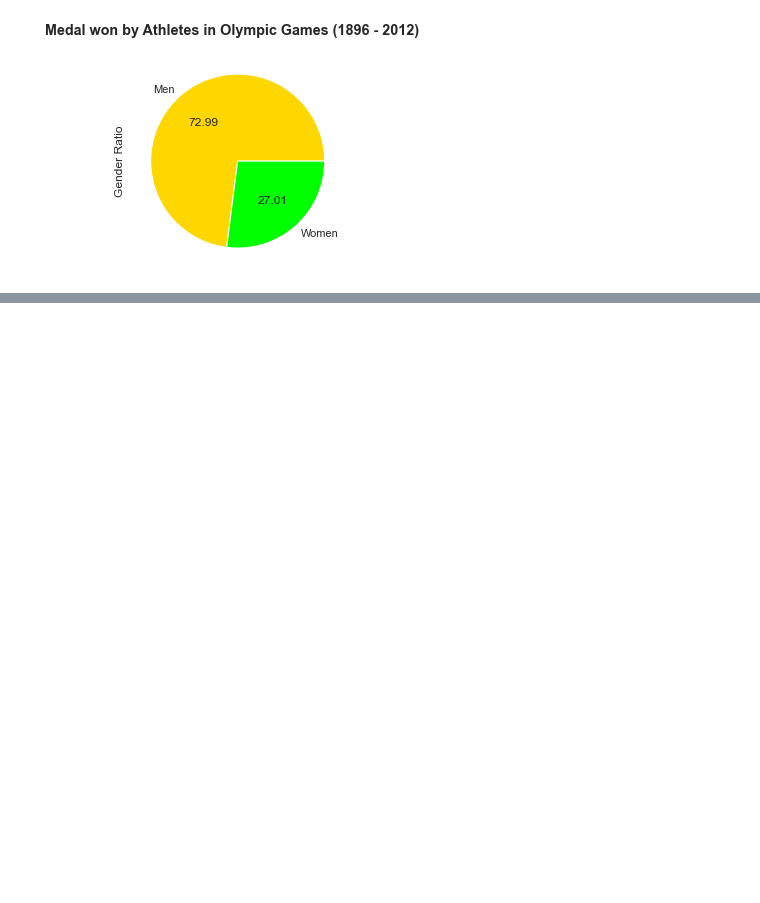
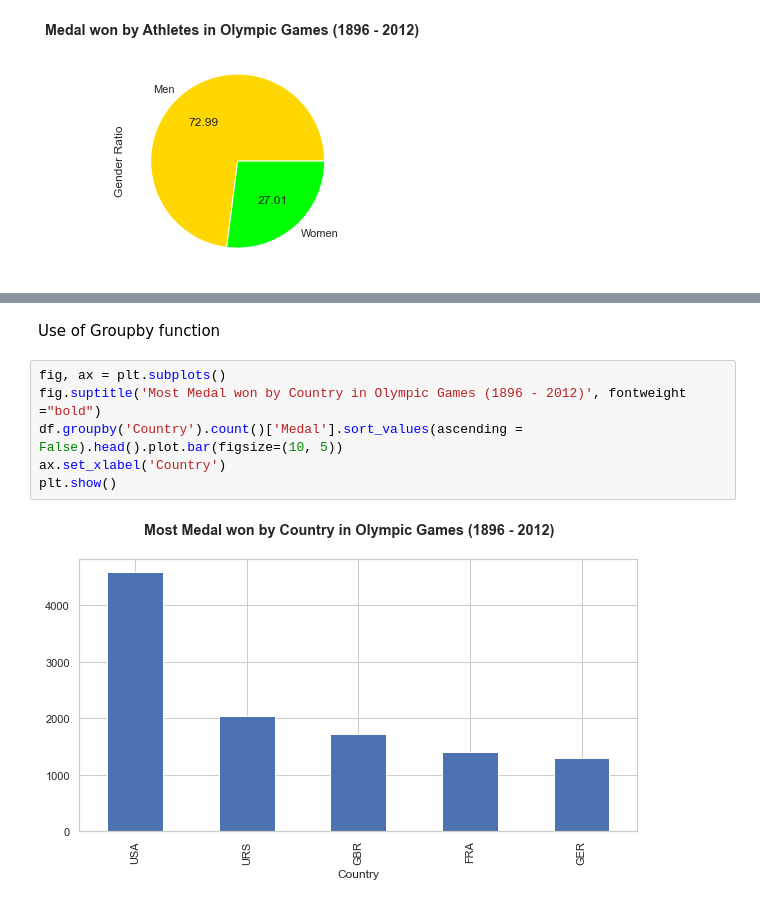
Before and after one commit to saurav29singh/Udacity_Project, a Jupyter notebook: Olympic_Dataset_Study.ipynb, the cells around one changed output, grey strips where cells are left out. Saved outputs shown, nothing was run; the diff lists cells and outputs as text; blank space fills up the shorter version.

```diff
--- a/Olympic_Dataset_Study.ipynb
+++ b/Olympic_Dataset_Study.ipynb
@@ -180,0 +209,10 @@ plt.show()
+# %% [markdown]
+Use of Groupby function
+# %%
+fig, ax = plt.subplots()
+fig.suptitle('Most Medal won by Country in Olympic Games (1896 - 2012)', fontweight ="bold")
+df.groupby('Country').count()['Medal'].sort_values(ascending = False).head().plot.bar(figsize=(10, 5))
+ax.set_xlabel('Country')
+plt.show()
+# %% [output]
+[figure, added]
```
Also changed, not shown: parts of 3 cells of this notebook.
